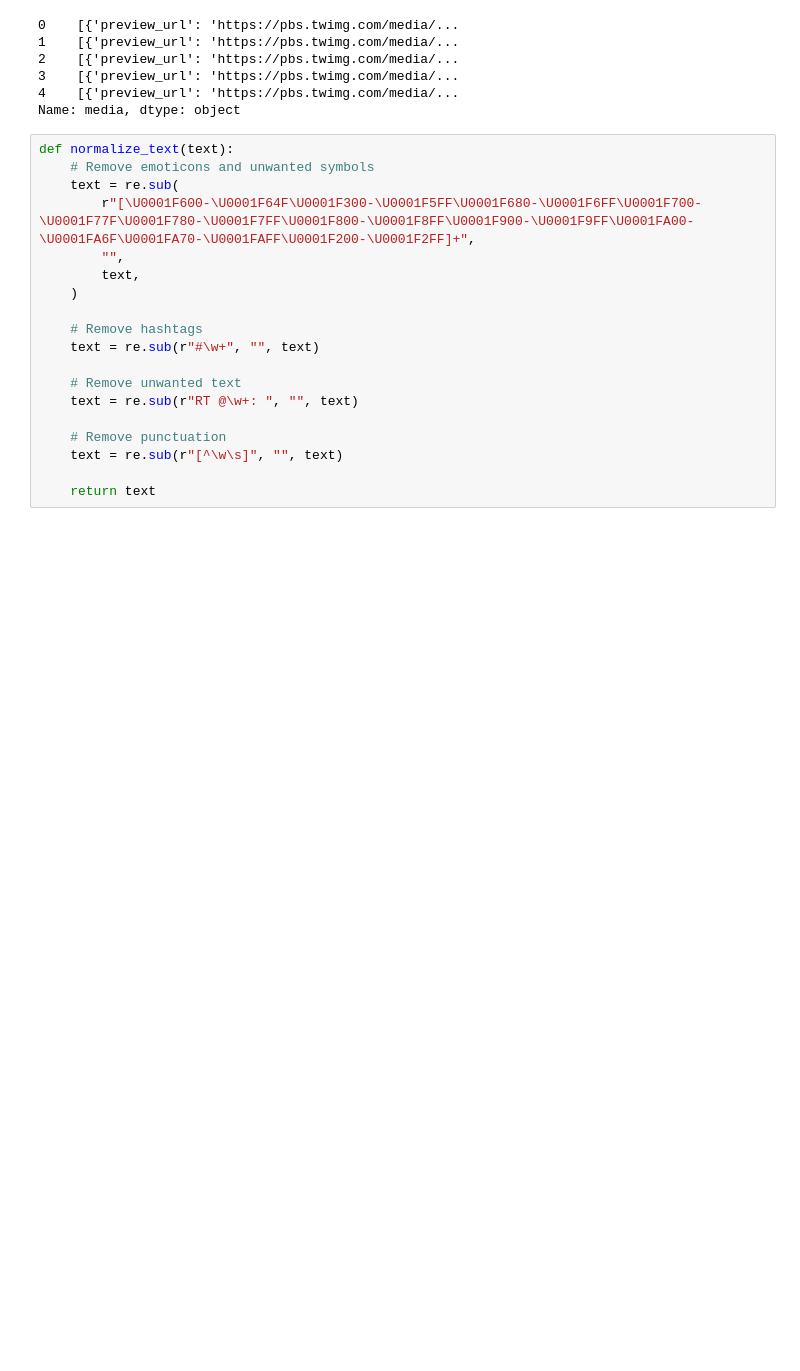
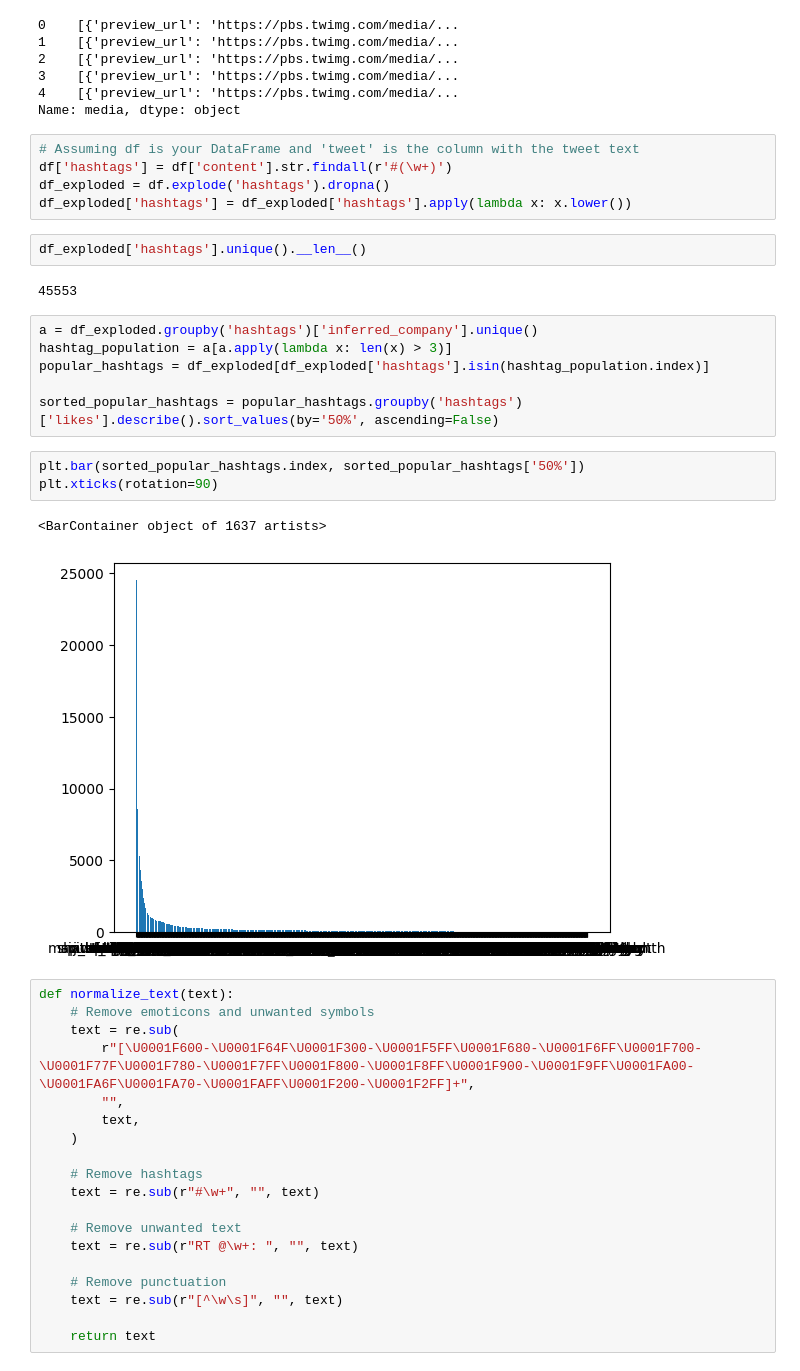
Before and after one commit to yashkumar-dragon/Adobe-DTU-Behavior-Content-Simulation-Challenge, a Jupyter notebook: adobe-challenge.ipynb, the cells around one changed output. Drawn from its saved outputs; the diff is of its cells as text; blank space fills up the shorter version.

```diff
--- a/adobe-challenge.ipynb
+++ b/adobe-challenge.ipynb
@@ -208,6 +208,27 @@ df["media"].head()
 3    [{'preview_url': 'https://pbs.twimg.com/media/...
 4    [{'preview_url': 'https://pbs.twimg.com/media/...
 Name: media, dtype: object
+# %%
+# Assuming df is your DataFrame and 'tweet' is the column with the tweet text
+df['hashtags'] = df['content'].str.findall(r'#(\w+)')
+df_exploded = df.explode('hashtags').dropna()
+df_exploded['hashtags'] = df_exploded['hashtags'].apply(lambda x: x.lower())
+# %%
+df_exploded['hashtags'].unique().__len__()
+# %% [output]
+45553
+# %%
+a = df_exploded.groupby('hashtags')['inferred_company'].unique()
+hashtag_population = a[a.apply(lambda x: len(x) > 3)]
+popular_hashtags = df_exploded[df_exploded['hashtags'].isin(hashtag_population.index)]
+
+sorted_popular_hashtags = popular_hashtags.groupby('hashtags')['likes'].describe().sort_values(by='50%', ascending=False)
+# %%
+plt.bar(sorted_popular_hashtags.index, sorted_popular_hashtags['50%'])
+plt.xticks(rotation=90)
+# %% [output]
+<BarContainer object of 1637 artists>
+[figure, added]
 # %%
 def normalize_text(text):
     # Remove emoticons and unwanted symbols
```
Also changed, not shown: parts of 3 cells of this notebook.
